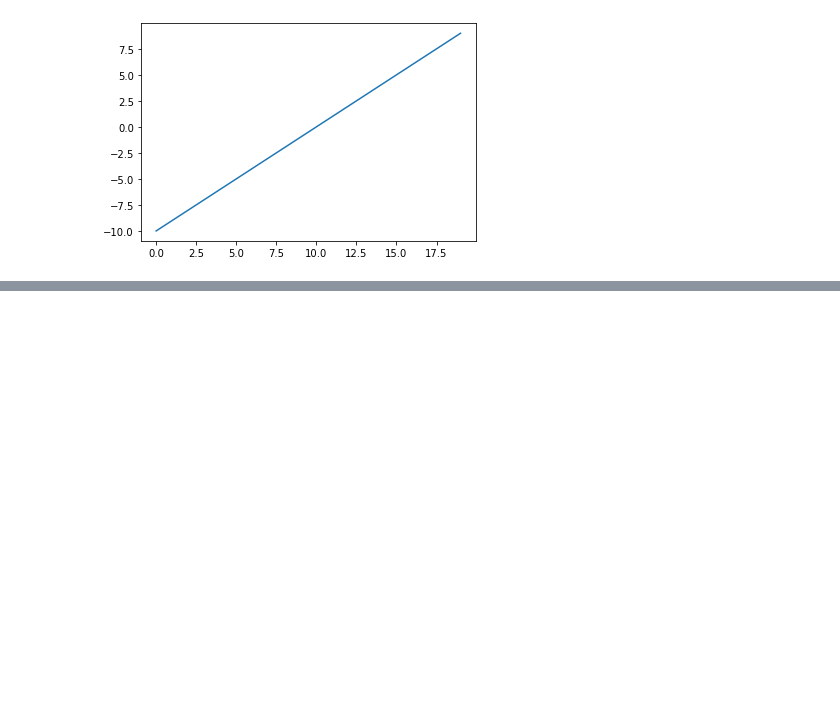
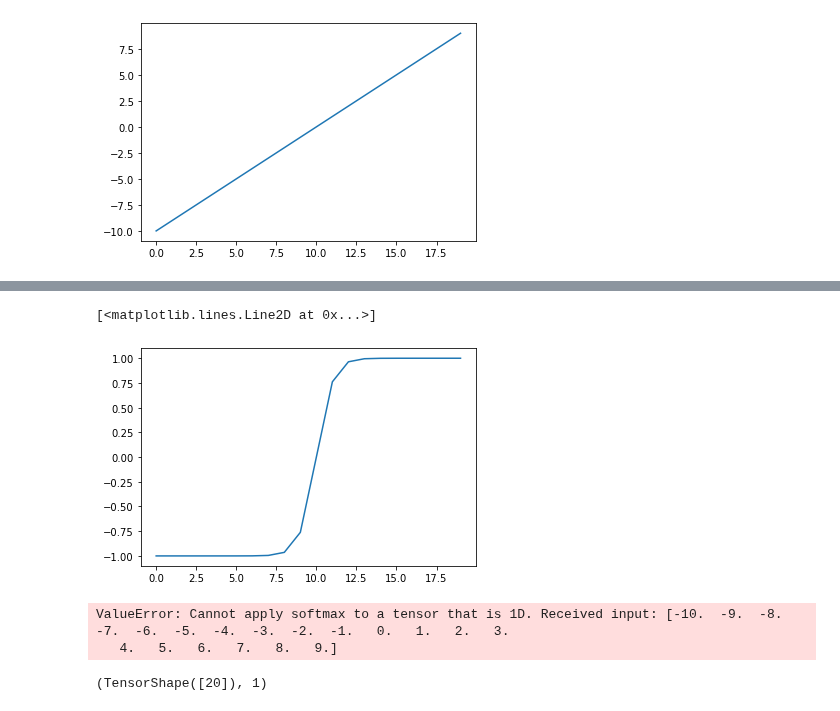
Before and after one commit to Janadhi14/tensorflow-test, a Jupyter notebook: Classification.ipynb, the cells around one changed output, grey strips where cells are left out. Drawn from its saved outputs; the diff is of its cells as text; code cells hidden in the pictures; blank space fills up the shorter version.

Commit message:
softmax and tanh testing

```diff
--- a/Classification.ipynb
+++ b/Classification.ipynb
@@ -551,0 +574,16 @@ tf.keras.activations.linear(A),plt.plot(tf.keras.activations.linear(A))
+# %%
+plt.plot(tf.keras.activations.tanh(A))
+# %% [output]
+[<matplotlib.lines.Line2D at 0x...>]
+[figure, added]
+# %%
+tf.keras.activations.softmax(A, axis =-1)
+# wont work becase we have a scalar that is one dimensional
+# %% [output]
+ValueError: Cannot apply softmax to a tensor that is 1D. Received input: [-10.  -9.  -8.  -7.  -6.  -5.  -4.  -3.  -2.  -1.   0.   1.   2.   3.
+   4.   5.   6.   7.   8.   9.]
+# %%
+A.shape,A.ndim
+# we only have one dimension in A
+# %% [output]
+(TensorShape([20]), 1)
```
Also changed, not shown: parts of 4 cells of this notebook.
